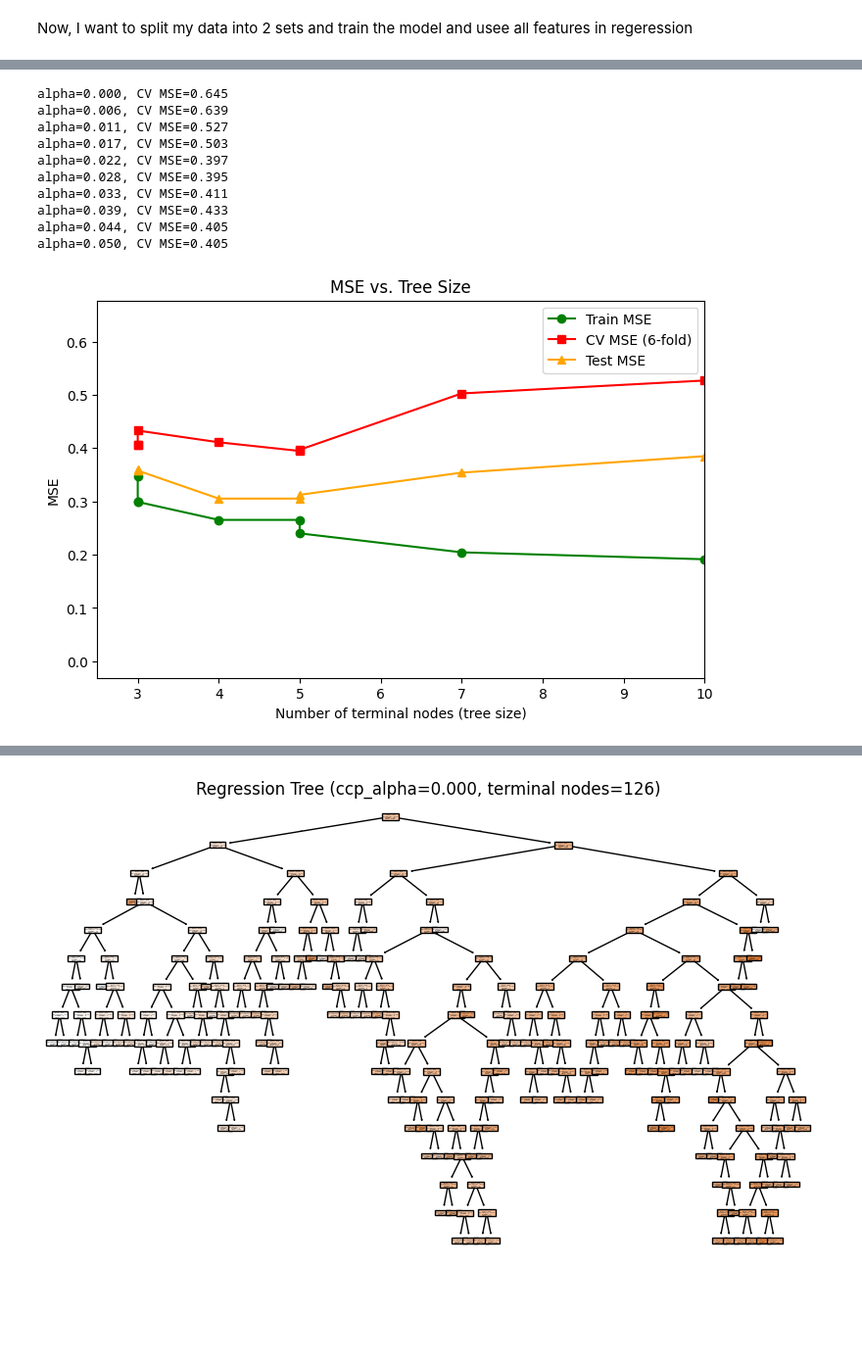
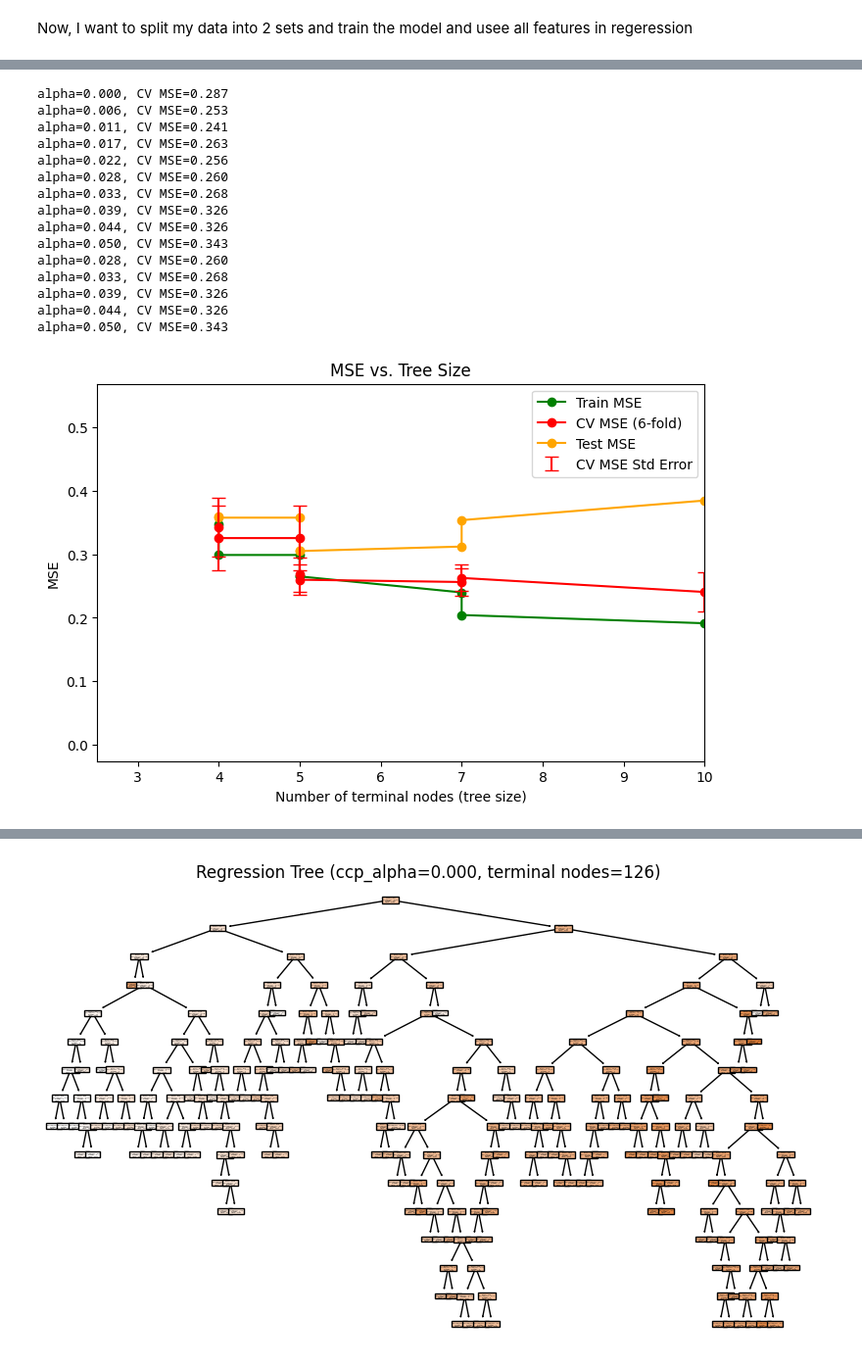
Before and after one commit to ZlataSparrow/An-Introduction-to-Statistical-Learning-Python, a Jupyter notebook: notebook/ch9.ipynb, the cells around one changed output, grey strips where cells are left out. Shown at 98% size. Saved outputs shown, nothing was run; the diff lists cells and outputs as text; code cells hidden in the pictures; blank space fills up the shorter version.

```diff
--- a/notebook/ch9.ipynb
+++ b/notebook/ch9.ipynb
@@ -120,9 +120,9 @@ plt.show()
 # %% [markdown]
 Now, I want to split my data into 2 sets and train the model and usee all features in regeression
 # %%
-tree# Use all features except Salary and salary_log for X, and salary_log for y
+# Use all numeric features except Salary and salary_log for X, and salary_log for y
 X2 = df.drop(columns=["Salary", "salary_log"], errors='ignore')
+X2 = X2.select_dtypes(include=[np.number])  # Retain only numeric columns
 y2 = df["salary_log"]
-# Show the feature columns used
-print("Features used for regression:", X2.columns.tolist())
+print("Numeric features used for regression:", X2.columns.tolist())
 # %% [output]
@@ -166,31 +175,47 @@ ValueError: could not convert string to float: '-Juan Beniquez'
 cv_mse = []
 for tree, alpha in zip(trees, alphas):
     # Negative MSE, so multiply by -1 to get positive MSE
-    scores = cross_val_score(DecisionTreeRegressor(random_state=1, ccp_alpha=alpha), X_train, y_train, cv=6, scoring='neg_mean_squared_error')
+    scores = cross_val_score(DecisionTreeRegressor(random_state=1, ccp_alpha=alpha), X_train2, y_train2, cv=6, scoring='neg_mean_squared_error')
     mse = -scores.mean()
     cv_mse.append(mse)
     print(f"alpha={alpha:.3f}, CV MSE={mse:.3f}")
 # %% [output]
-alpha=0.000, CV MSE=0.645
-alpha=0.006, CV MSE=0.639
-alpha=0.011, CV MSE=0.527
-alpha=0.017, CV MSE=0.503
-alpha=0.022, CV MSE=0.397
-alpha=0.028, CV MSE=0.395
-alpha=0.033, CV MSE=0.411
-alpha=0.039, CV MSE=0.433
-alpha=0.044, CV MSE=0.405
-alpha=0.050, CV MSE=0.405
+alpha=0.000, CV MSE=0.287
+alpha=0.006, CV MSE=0.253
+alpha=0.011, CV MSE=0.241
+alpha=0.017, CV MSE=0.263
+alpha=0.022, CV MSE=0.256
+alpha=0.028, CV MSE=0.260
+alpha=0.033, CV MSE=0.268
+alpha=0.039, CV MSE=0.326
+alpha=0.044, CV MSE=0.326
+alpha=0.050, CV MSE=0.343
+alpha=0.028, CV MSE=0.260
+alpha=0.033, CV MSE=0.268
+alpha=0.039, CV MSE=0.326
+alpha=0.044, CV MSE=0.326
+alpha=0.050, CV MSE=0.343
 # %%
 fig, ax = plt.subplots(figsize=(8,5))
 ax.plot(num_leaves, train_mse, marker='o', color='green', label='Train MSE')
-ax.plot(num_leaves, cv_mse, marker='s', color='red', label='CV MSE (6-fold)')
-ax.plot(num_leaves, test_mse, marker='^', color='orange', label='Test MSE')
+ax.plot(num_leaves, cv_mse, marker='o', color='red', label='CV MSE (6-fold)')
+ax.plot(num_leaves, test_mse, marker='o', color='orange', label='Test MSE')
+
+# Calculate standard error for CV MSE
+cv_mse_se = []
+for alpha in alphas:
+    scores = cross_val_score(DecisionTreeRegressor(random_state=1, ccp_alpha=alpha), X_train2, y_train2, cv=6, scoring='neg_mean_squared_error')
+    se = scores.std() / np.sqrt(len(scores))
+    cv_mse_se.append(se)
+
+# Add error bars (whiskers) for CV MSE
+ax.errorbar(num_leaves, cv_mse, yerr=cv_mse_se, fmt='none', ecolor='red', capsize=5, label='CV MSE Std Error')
+
 ax.set_xlabel('Number of terminal nodes (tree size)')
 ax.set_ylabel('MSE')
 ax.set_title('MSE vs. Tree Size')
 ax.set_xlim(2.5, 10)
 ax.legend()
 plt.show()
 # %% [output]
-[figure, old version]
+[figure, new version]
```
Also changed, not shown: parts of 4 cells of this notebook.
